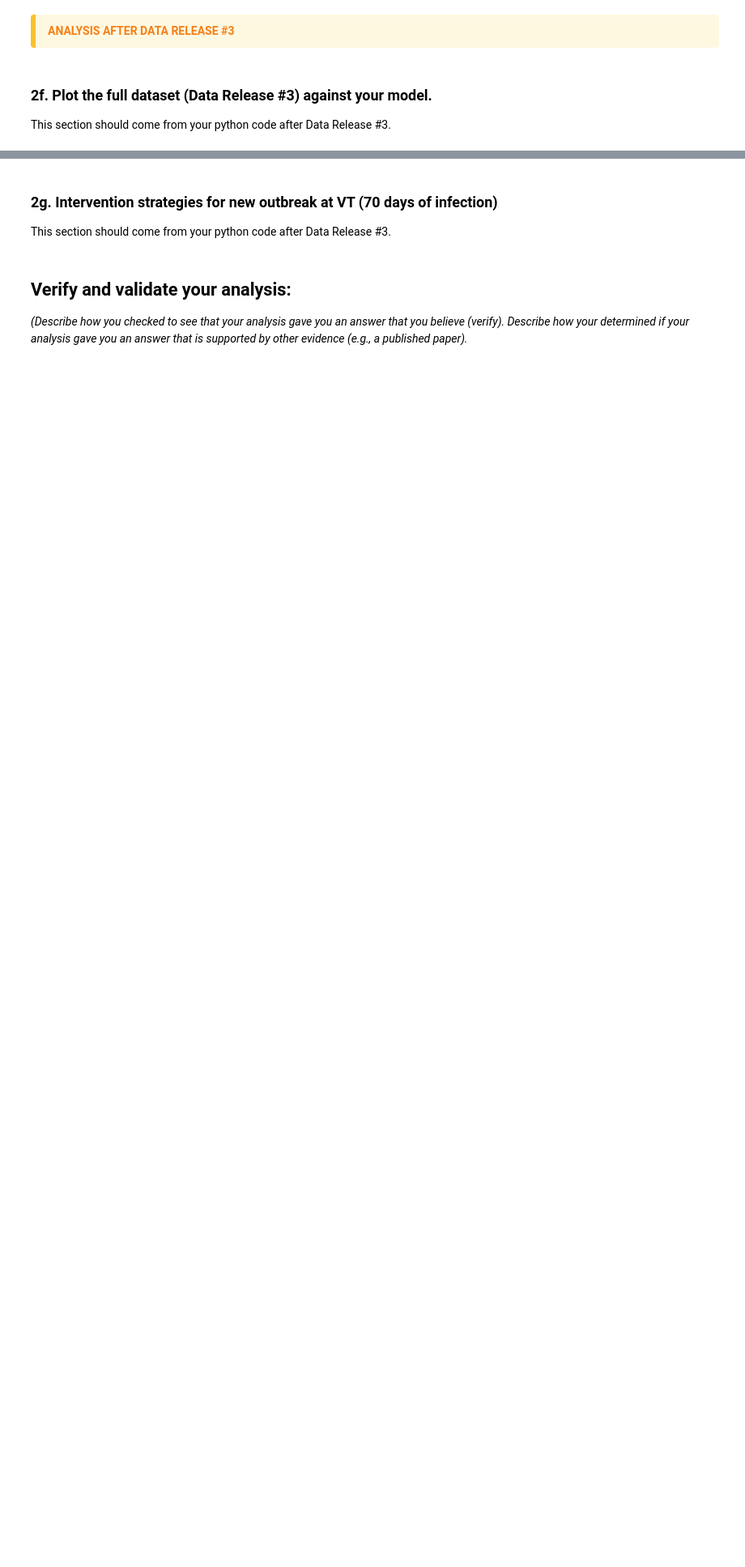
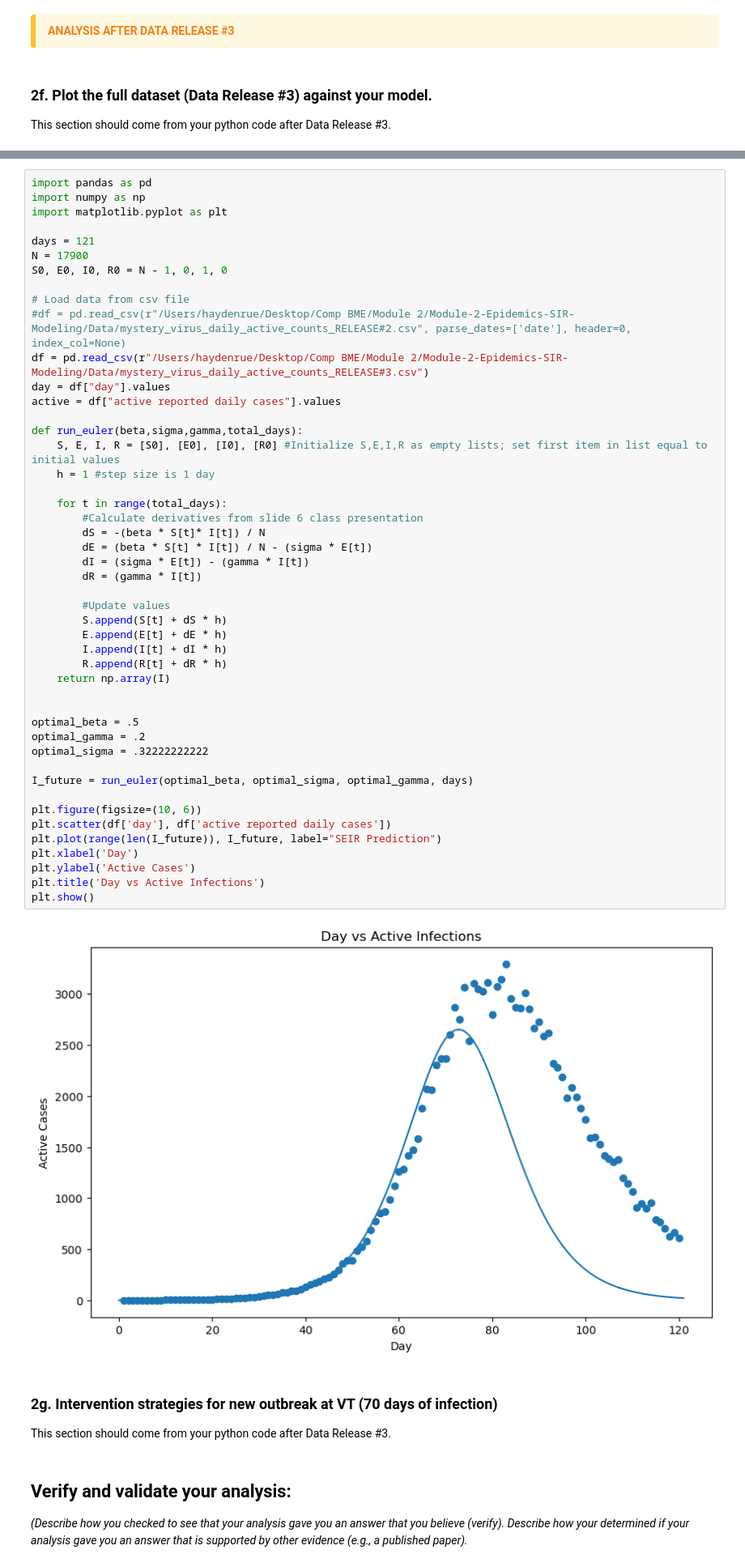
Before and after one commit to haydenrue1/Module-2-Epidemics-SIR-Modeling, a Jupyter notebook: Notebook examples/Module2notebook.ipynb, the cells around one changed output, grey strips where cells are left out. Shown at 81% size. Cells and saved outputs as stored; diff of their text form; blank space fills up the shorter version.

Commit message:
New plot vs predicted
Plotted actual data vs predicted trend and calculated error for peak days and peak cases

```diff
--- a/Notebook examples/Module2notebook.ipynb
+++ b/Notebook examples/Module2notebook.ipynb
@@ -430,3 +432,52 @@ This section should come from your python code after Data Release #3.
+# %%
+import pandas as pd
+import numpy as np
+import matplotlib.pyplot as plt
+
+days = 121
+N = 17900
+S0, E0, I0, R0 = N - 1, 0, 1, 0
+
+# Load data from csv file
+#df = pd.read_csv(r"/Users/haydenrue/Desktop/Comp BME/Module 2/Module-2-Epidemics-SIR-Modeling/Data/mystery_virus_daily_active_counts_RELEASE#2.csv", parse_dates=['date'], header=0, index_col=None)
+df = pd.read_csv(r"/Users/haydenrue/Desktop/Comp BME/Module 2/Module-2-Epidemics-SIR-Modeling/Data/mystery_virus_daily_active_counts_RELEASE#3.csv")
+day = df["day"].values
+active = df["active reported daily cases"].values
+
+def run_euler(beta,sigma,gamma,total_days):
+    S, E, I, R = [S0], [E0], [I0], [R0] #Initialize S,E,I,R as empty lists; set first item in list equal to initial values
+    h = 1 #step size is 1 day
+
+    for t in range(total_days):
+        #Calculate derivatives from slide 6 class presentation
+        dS = -(beta * S[t]* I[t]) / N
+        dE = (beta * S[t] * I[t]) / N - (sigma * E[t])
+        dI = (sigma * E[t]) - (gamma * I[t])
+        dR = (gamma * I[t])
+
+        #Update values
+        S.append(S[t] + dS * h)
+        E.append(E[t] + dE * h)
+        I.append(I[t] + dI * h)
+        R.append(R[t] + dR * h)
+    return np.array(I)
+
+
+optimal_beta = .5
+optimal_gamma = .2
+optimal_sigma = .32222222222
+
+I_future = run_euler(optimal_beta, optimal_sigma, optimal_gamma, days)
+
+plt.figure(figsize=(10, 6))
+plt.scatter(df['day'], df['active reported daily cases'])
+plt.plot(range(len(I_future)), I_future, label="SEIR Prediction")
+plt.xlabel('Day')
+plt.ylabel('Active Cases')
+plt.title('Day vs Active Infections')
+plt.show()
+# %% [output]
+[figure, added]
 # %% [markdown]
 ### 2g. Intervention strategies for new outbreak at VT (70 days of infection)
 This section should come from your python code after Data Release #3.
```
Also changed, not shown: parts of 2 cells of this notebook, 2 other files.
